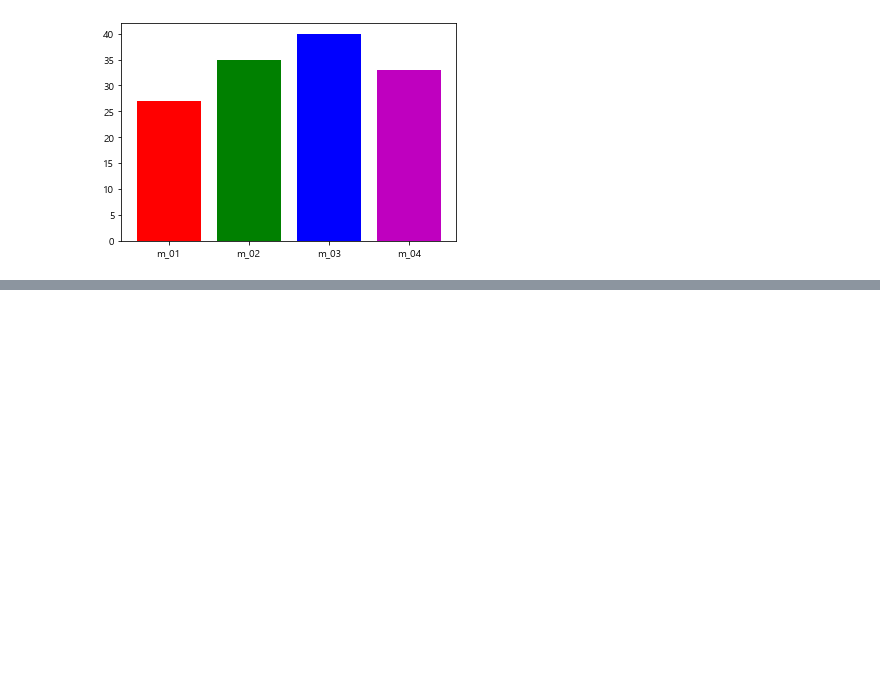
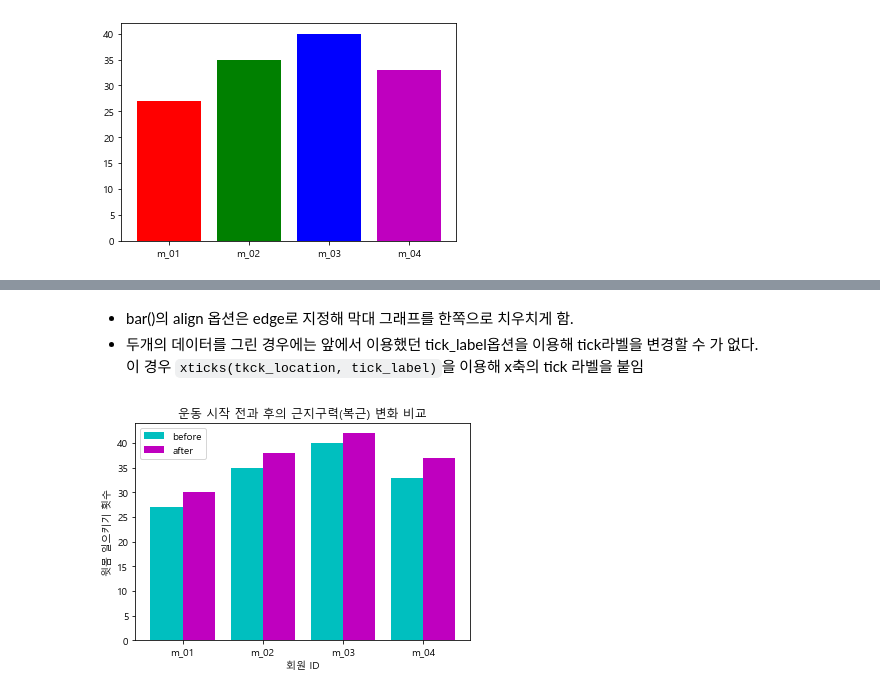
Before and after one commit to SwimmingHwang/practice-python, a Jupyter notebook: python_data_analysis(3)_matplotlib.ipynb, the cells around one changed output, grey strips where cells are left out. Saved outputs shown, nothing was run; the diff lists cells and outputs as text; code cells hidden in the pictures; blank space fills up the shorter version.

```diff
--- a/python_data_analysis(3)_matplotlib.ipynb
+++ b/python_data_analysis(3)_matplotlib.ipynb
@@ -312,0 +345,20 @@ plt.show()
+# %% [markdown]
+- bar()의 align 옵션은 edge로 지정해 막대 그래프를 한쪽으로 치우치게 함.
+- 두개의 데이터를 그린 경우에는 앞에서 이용했던 tick_label옵션을 이용해 tick라벨을 변경할 수 가 없다.
+    이 경우 `xticks(tkck_location, tick_label)`을 이용해 x축의 tick 라벨을 붙임
+# %%
+# aline = center : 막대의 중간지점이 인덱스 값
+# aline = edge : 막대의 시작지점(가장자리)가 인덱스값
+
+barWidth = 0.4
+plt.bar(index, before_ex, color = 'c', align='edge', width = barWidth, label='before')
+plt.bar(index + barWidth, after_ex, color='m', align = 'edge', width = barWidth, label='after')
+
+plt.xticks(index + barWidth, member_IDs)
+plt.legend() # 범례
+plt.xlabel('회원 ID')
+plt.ylabel('윗몸 일으키기 횟수')
+plt.title('운동 시작 전과 후의 근지구력(복근) 변화 비교')
+plt.show()
+# %% [output]
+[figure, added]
```
Also changed, not shown: parts of 26 cells of this notebook, 2 other files.
